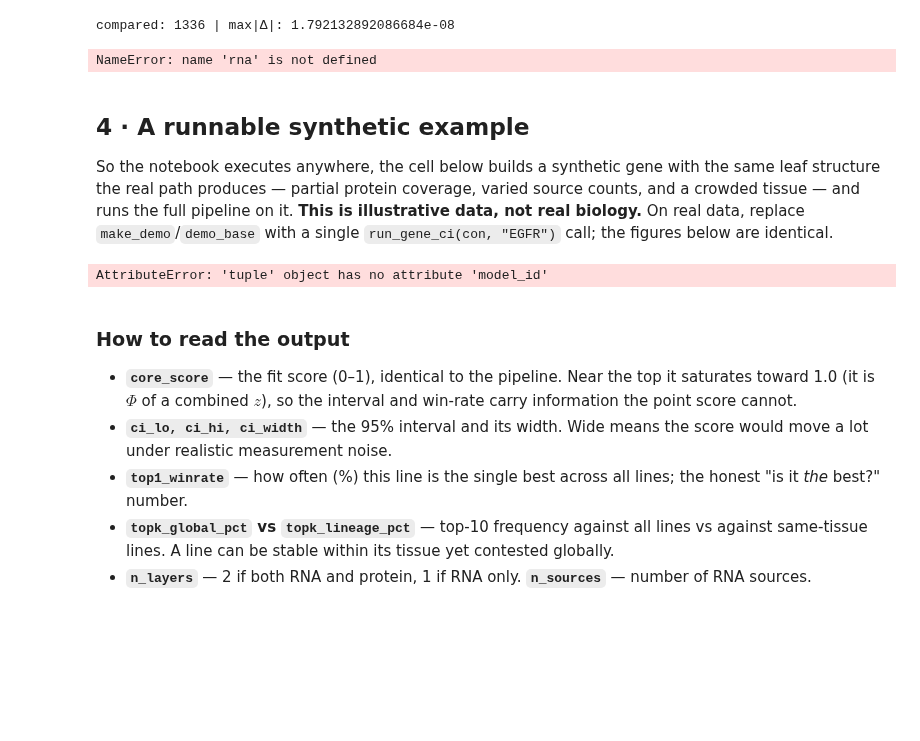
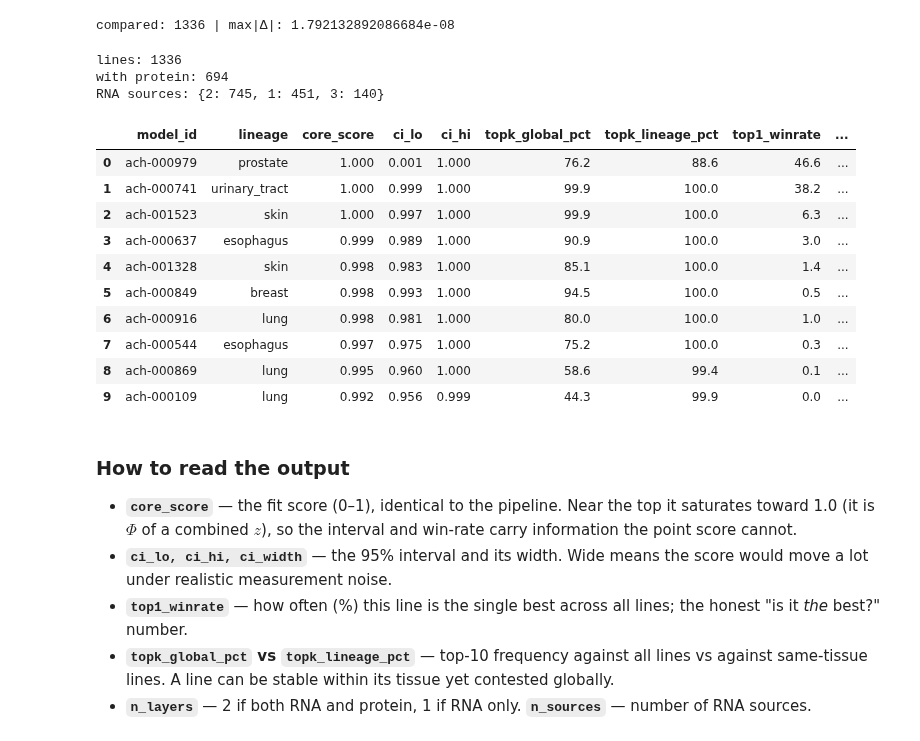
Before and after one commit to UoB-AstraZeneca-25-26/UoB-GeneTraceAI-25-26, a Jupyter notebook: Confidence intervals/confidence_intervals_final.ipynb, the cells around one changed output. Cells and saved outputs as stored; diff of their text form; code cells hidden in the pictures; blank space fills up the shorter version.

```diff
--- a/Confidence intervals/confidence_intervals_final.ipynb
+++ b/Confidence intervals/confidence_intervals_final.ipynb
@@ -350,31 +539,40 @@ print("compared:", len(m), "| max|Δ|:", (m.core_score - m.r).abs().max())    #
 compared: 1336 | max|Δ|: 1.792132892086684e-08
 # %%
 id_ix = {m: i for i, m in enumerate(ids)}
-print(f"lines: {len(rna)} | with protein: {len(prot)} | "
-      f"RNA sources: {rna.n_sources.value_counts().to_dict()}")
-res.head(10)[["model_id","lineage","core_score","ci_lo","ci_hi",
-              "topk_global_pct","topk_lineage_pct","top1_winrate","n_layers","n_sources"]].round(3)
+
+print(f"lines: {len(res)}")
+print(f"with protein: {res['n_layers'].eq(2).sum()}")
+print(f"RNA sources: {res['n_sources'].value_counts().to_dict()}")
+
+display(
+    res.head(10)[[
+        "model_id",
+        "lineage",
+        "core_score",
+        "ci_lo",
+        "ci_hi",
+        "topk_global_pct",
+        "topk_lineage_pct",
+        "top1_winrate",
+        "n_layers",
+        "n_sources"
+    ]].round(3)
+)
 # %% [output]
-NameError: name 'rna' is not defined
+lines: 1336
+with protein: 694
+RNA sources: {2: 745, 1: 451, 3: 140}
+|  | model_id | lineage | core_score | ci_lo | ci_hi | topk_global_pct | topk_lineage_pct | top1_winrate | ... |
+| 0 | ach-000979 | prostate | 1.000 | 0.001 | 1.000 | 76.2 | 88.6 | 46.6 | ... |
+| 1 | ach-000741 | urinary_tract | 1.000 | 0.999 | 1.000 | 99.9 | 100.0 | 38.2 | ... |
+| 2 | ach-001523 | skin | 1.000 | 0.997 | 1.000 | 99.9 | 100.0 | 6.3 | ... |
+| 3 | ach-000637 | esophagus | 0.999 | 0.989 | 1.000 | 90.9 | 100.0 | 3.0 | ... |
+| 4 | ach-001328 | skin | 0.998 | 0.983 | 1.000 | 85.1 | 100.0 | 1.4 | ... |
+| 5 | ach-000849 | breast | 0.998 | 0.993 | 1.000 | 94.5 | 100.0 | 0.5 | ... |
+| 6 | ach-000916 | lung | 0.998 | 0.981 | 1.000 | 80.0 | 100.0 | 1.0 | ... |
+| 7 | ach-000544 | esophagus | 0.997 | 0.975 | 1.000 | 75.2 | 100.0 | 0.3 | ... |
+| 8 | ach-000869 | lung | 0.995 | 0.960 | 1.000 | 58.6 | 99.4 | 0.1 | ... |
+| 9 | ach-000109 | lung | 0.992 | 0.956 | 0.999 | 44.3 | 99.9 | 0.0 | ... |
-# %% [markdown]
-## 4 · A runnable synthetic example
-
-So the notebook executes anywhere, the cell below builds a synthetic gene with the same leaf structure
-the real path produces — partial protein coverage, varied source counts, and a crowded tissue — and
-runs the full pipeline on it. **This is illustrative data, not real biology.** On real data, replace
-`make_demo`/`demo_base` with a single `run_gene_ci(con, "EGFR")` call; the figures below are identical.
-# %%
-rna, prot, g_globals, lin_of = make_demo()
-base = demo_base(rna, prot, lin_of)
-anchor = build_anchor(rna, prot, g_globals)
-res, scores, ids = monte_carlo_ci(base, anchor, N=1500, k=10, seed=42)
-id_ix = {m: i for i, m in enumerate(ids)}
-print(f"lines: {len(rna)} | with protein: {len(prot)} | "
-      f"RNA sources: {rna.n_sources.value_counts().to_dict()}")
-res.head(10)[["model_id","lineage","core_score","ci_lo","ci_hi",
-              "topk_global_pct","topk_lineage_pct","top1_winrate","n_layers","n_sources"]].round(3)
-# %% [output]
-AttributeError: 'tuple' object has no attribute 'model_id'
 # %% [markdown]
 ### How to read the output
 
```
Also changed, not shown: parts of 10 cells of this notebook, 1 other file.
